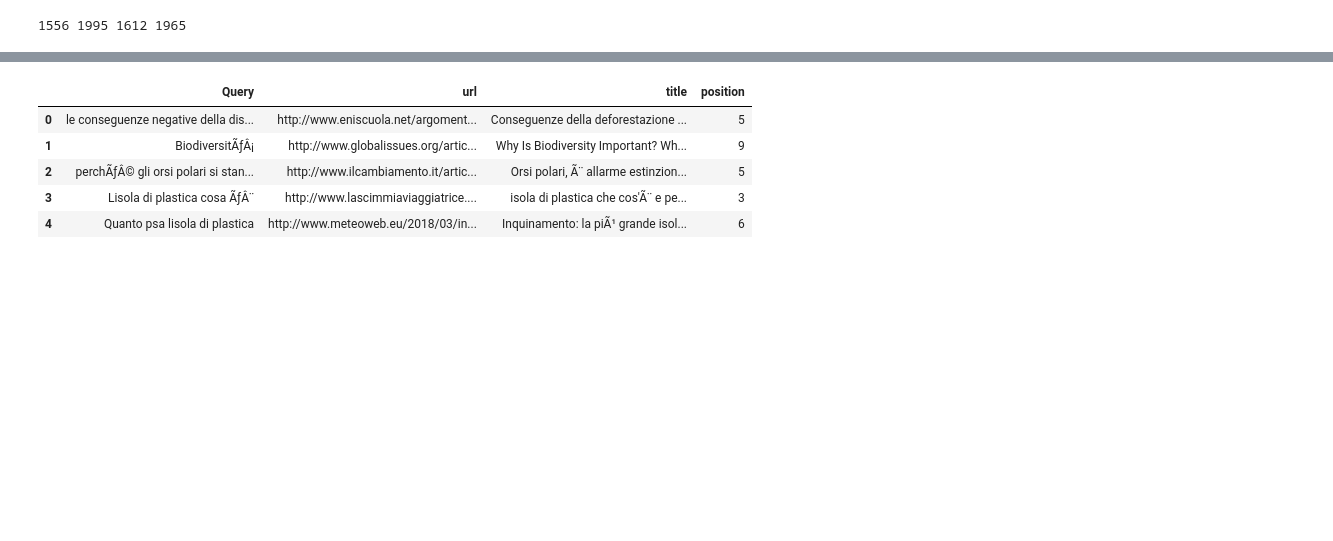
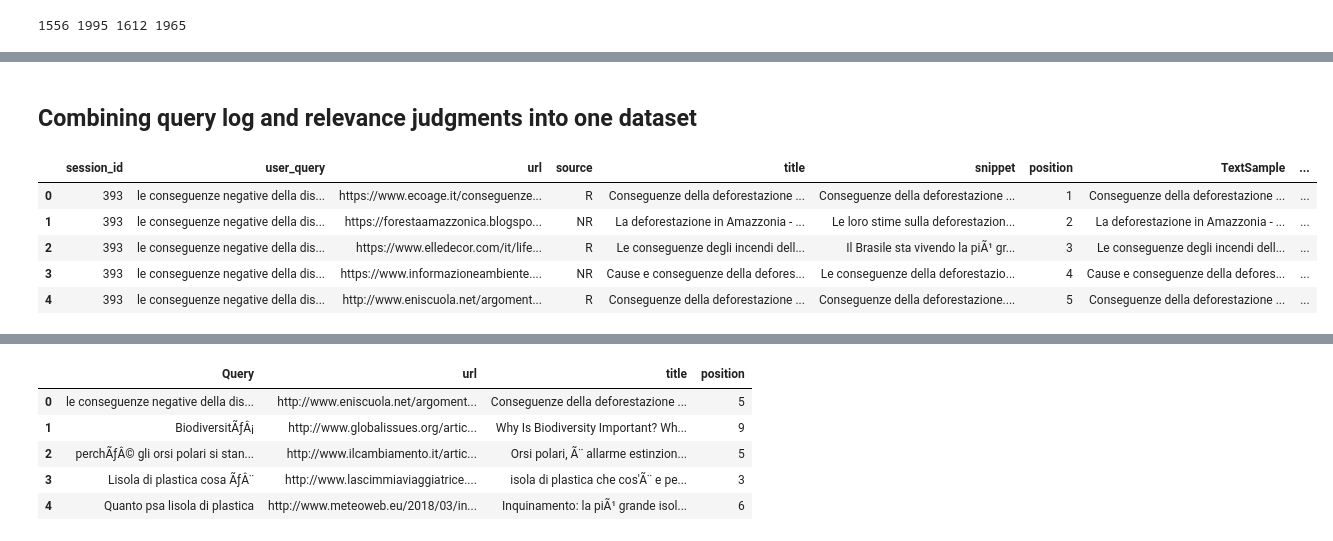
Before and after one commit to SOLandChildren/IR4Good2026, a Jupyter notebook: data_preprocessing.ipynb, the cells around one changed output, grey strips where cells are left out. Saved outputs shown, nothing was run; the diff lists cells and outputs as text; code cells hidden in the pictures; blank space fills up the shorter version.

```diff
--- a/data_preprocessing.ipynb
+++ b/data_preprocessing.ipynb
@@ -96,3 +142,17 @@ print(len(relevance_df_cleaned["session_id"].unique()), len(relevance_df["sessio
+# %% [markdown]
+## Combining query log and relevance judgments into one dataset
+# %%
+import pandas as pd
+
+relevance_df = pd.read_excel("./data/search_results_cleaned.xlsx")
+relevance_df.head()
+# %% [output]
+|  | session_id | user_query | url | source | title | snippet | position | TextSample | ... |
+| 0 | 393 | le conseguenze negative della dis... | https://www.ecoage.it/conseguenze... | R | Conseguenze della deforestazione ... | Conseguenze della deforestazione ... | 1 | Conseguenze della deforestazione ... | ... |
+| 1 | 393 | le conseguenze negative della dis... | https://forestaamazzonica.blogspo... | NR | La deforestazione in Amazzonia - ... | Le loro stime sulla deforestazion... | 2 | La deforestazione in Amazzonia - ... | ... |
+| 2 | 393 | le conseguenze negative della dis... | https://www.elledecor.com/it/life... | R | Le conseguenze degli incendi dell... | Il Brasile sta vivendo la piÃ¹ gr... | 3 | Le conseguenze degli incendi dell... | ... |
+| 3 | 393 | le conseguenze negative della dis... | https://www.informazioneambiente.... | NR | Cause e conseguenze della defores... | Le conseguenze della deforestazio... | 4 | Cause e conseguenze della defores... | ... |
+| 4 | 393 | le conseguenze negative della dis... | http://www.eniscuola.net/argoment... | R | Conseguenze della deforestazione ... | Conseguenze della deforestazione.... | 5 | Conseguenze della deforestazione ... | ... |
 # %%
 weird_ones = 0
 weird_queries_count = 0
```
Also changed, not shown: parts of 45 cells of this notebook, 56 other files.
